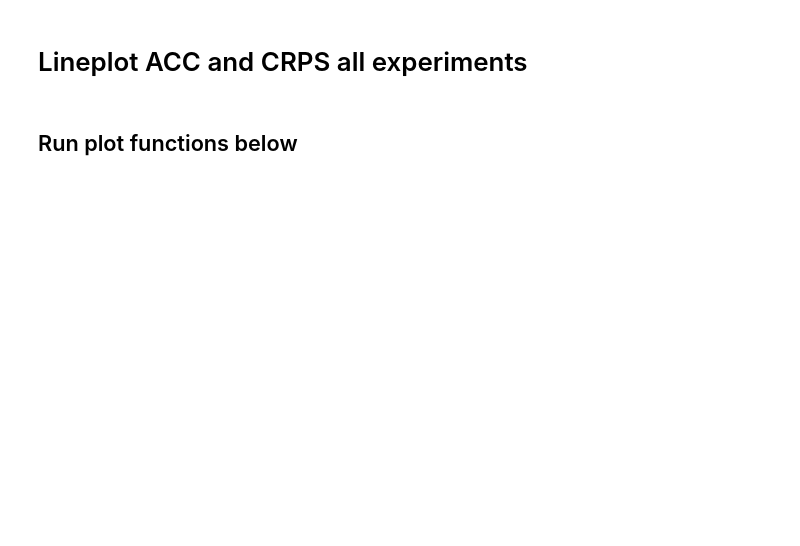
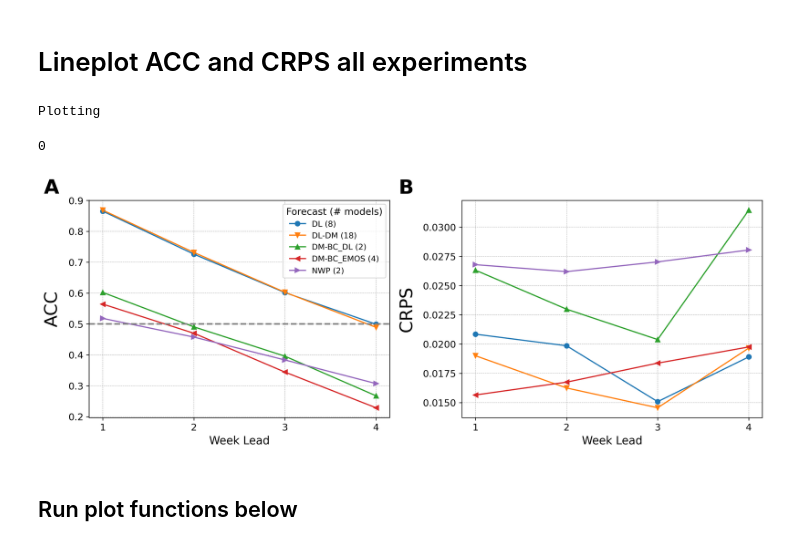
Before and after one commit to kyle-lesinger/dl_dm_rzsm_subseasonal_forecast, a Jupyter notebook: 04a_ACC_CRPSS_hitRate_CONUS.ipynb, the cells around one changed output. Cells and saved outputs as stored; diff of their text form; code cells hidden in the pictures; blank space fills up the shorter version.

Commit message:
plot updates

```diff
--- a/04a_ACC_CRPSS_hitRate_CONUS.ipynb
+++ b/04a_ACC_CRPSS_hitRate_CONUS.ipynb
@@ -386,7 +406,7 @@ def plot_ACC_CRPS_LinePlot(df_ACC, df_CRPS):
     os.system(f'mkdir -p {save_dir}')
 
     #Plot
-    fig, axs = plt.subplots(1,2,figsize=(15, 6),dpi=300)
+    fig, axs = plt.subplots(1,2,figsize=(13, 5),dpi=300)
     plt.style.use('seaborn-v0_8-colorblind')
     palette = plt.get_cmap('tab10')
 
@@ -402,36 +422,42 @@ def plot_ACC_CRPS_LinePlot(df_ACC, df_CRPS):
             marker = marker_style[i % len(marker_style)]
 
             if color not in color_tracker:
                 axs[idx].plot(group['Week'], group[metric], label=custom_names[name], color=color, marker=marker, linestyle='-', markersize=6)
                 color_tracker[color] = custom_names[name]
             else:
                 axs[idx].plot(group['Week'], group[metric], color=color, marker=marker, linestyle='-', markersize=6)
 
         # Add a horizontal line at y=0.5
         if idx == 0:
             axs[idx].axhline(y=0.5, color='gray', linestyle='--', linewidth=2)
 
         # Setting the title and labels with increased font sizes
         # plt.title(metric, fontsize=30)
         axs[idx].set_xlabel('Week Lead', fontsize=14)
         axs[idx].set_ylabel(metric, fontsize=22, labelpad=10)
 
         axs[idx].set_xticks([1,2,3,4])
         axs[idx].tick_params(axis='both', which='major', labelsize=12)
 
         # Add a text box with the letter "A" in the upper left corner
         if idx == 0:
-            axs[idx].text(-1.14, 1.1, "A", transform=fig.gca().transAxes, fontsize=25, fontweight='bold', va='top', ha='right')
+            axs[idx].text(-1.34, 1.1, "A", transform=fig.gca().transAxes, fontsize=25, fontweight='bold', va='top', ha='right')
         else:
-            axs[idx].text(0, 1.1, "B", transform=fig.gca().transAxes, fontsize=25, fontweight='bold', va='top', ha='left')
+            axs[idx].text(-.21, 1.1, "B", transform=fig.gca().transAxes, fontsize=25, fontweight='bold', va='top', ha='left')
 
         axs[idx].grid(True, which='both', linestyle='--', linewidth=0.5) # Add a grid for better readability
         if idx == 0:
-            axs[idx].legend(title='Forecast (# models)', fontsize=12, title_fontsize=13) # Create the legend with a slightly larger font size
+            axs[idx].legend(title='Forecast (# models)', fontsize=10, title_fontsize=12) # Create the legend with a slightly larger font size
 
     plt.tight_layout() # Optionally, set a tight layout to ensure everything fits without overlap
     plt.savefig(f'{save_dir}/Lineplot_ACC_CRPS_averaged_by_experiments.png', dpi=300)
     return(0)
+
+plot_ACC_CRPS_LinePlot(df_ACC,df_CRPS)
+# %% [output]
+Plotting
+0
+[figure, added]
 # %% [markdown]
 ## Run plot functions below
 # %%
```
Also changed, not shown: parts of 8 cells of this notebook, 2 other files.
